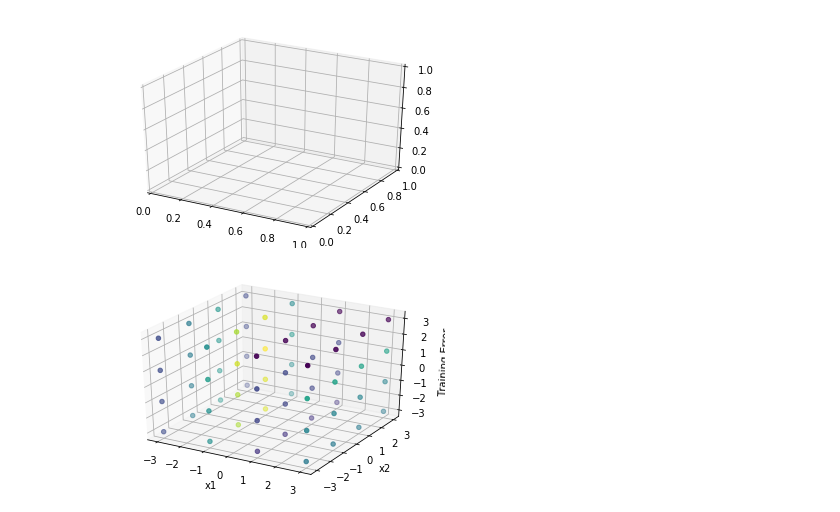
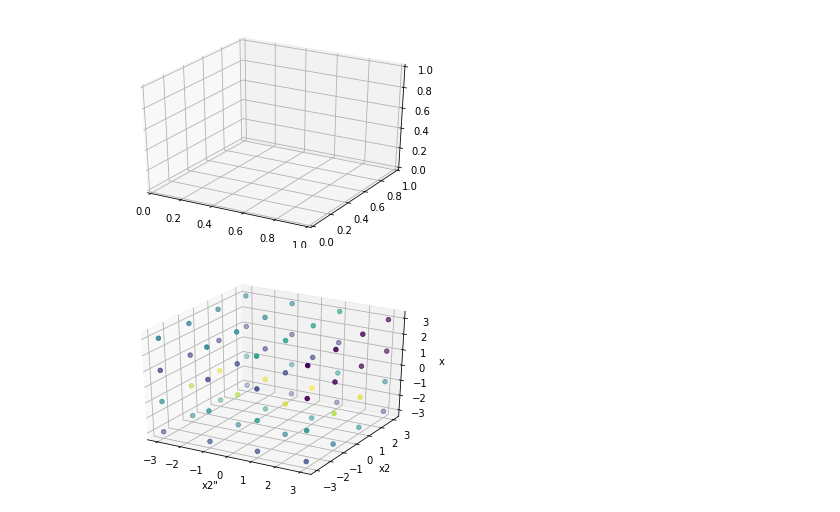
Before and after one commit to ruchipendse/Information_Theory_NN, a Jupyter notebook: different_splits_x2.ipynb, the cells around one changed output. Saved outputs shown, nothing was run; the diff lists cells and outputs as text; code cells hidden in the pictures.

```diff
--- a/different_splits_x2.ipynb
+++ b/different_splits_x2.ipynb
@@ -82,14 +82,14 @@ for i, j, k, m in l:
 # %%
 ax = plt.axes(projection='3d')
 
-zdata = np.array(z)
-xdata = np.array(x)
+zdata = np.array(x)
+xdata = np.array(z)
 ydata = np.array(y)
 tedata = np.array(te)
 
 ax.scatter3D(xdata, ydata, zdata, c=te);
-ax.set_xlabel('x1')
+ax.set_xlabel('x2"')
 ax.set_ylabel('x2')
-ax.set_zlabel('Training Error');
+ax.set_zlabel('x1');
 # %% [output]
-[figure, old version]
+[figure, new version]
```
